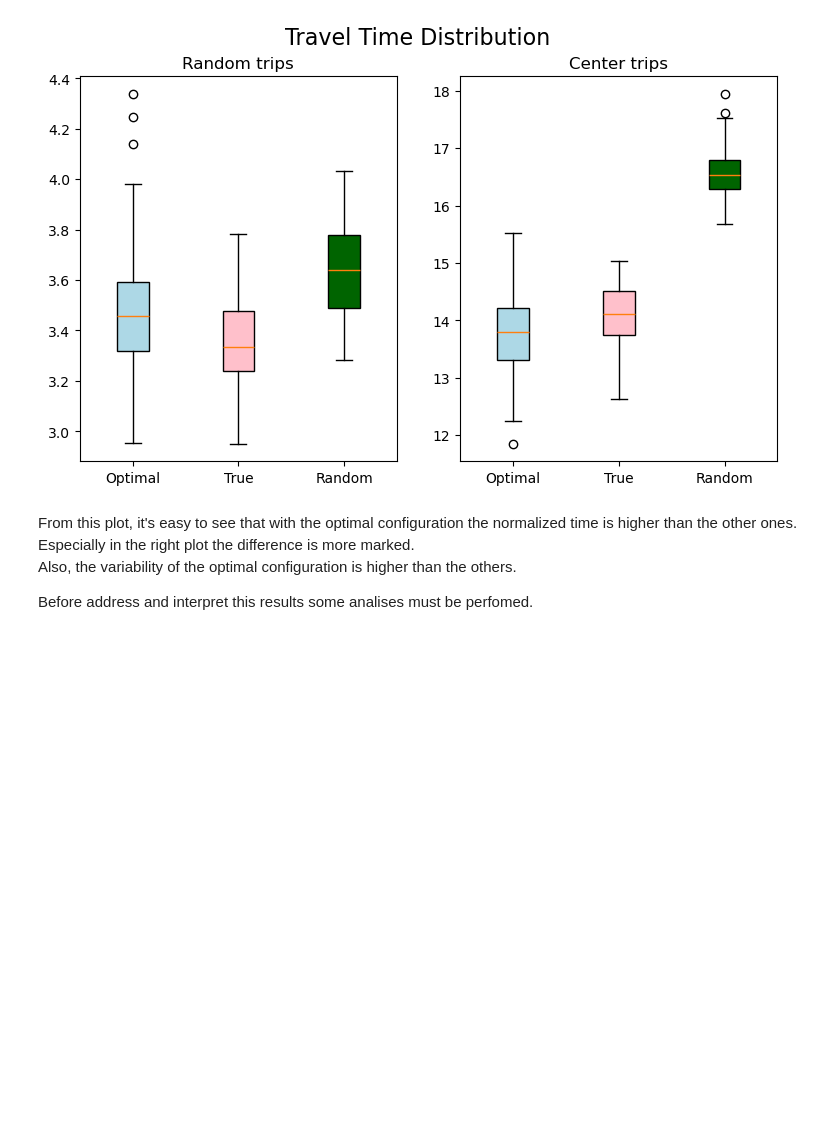
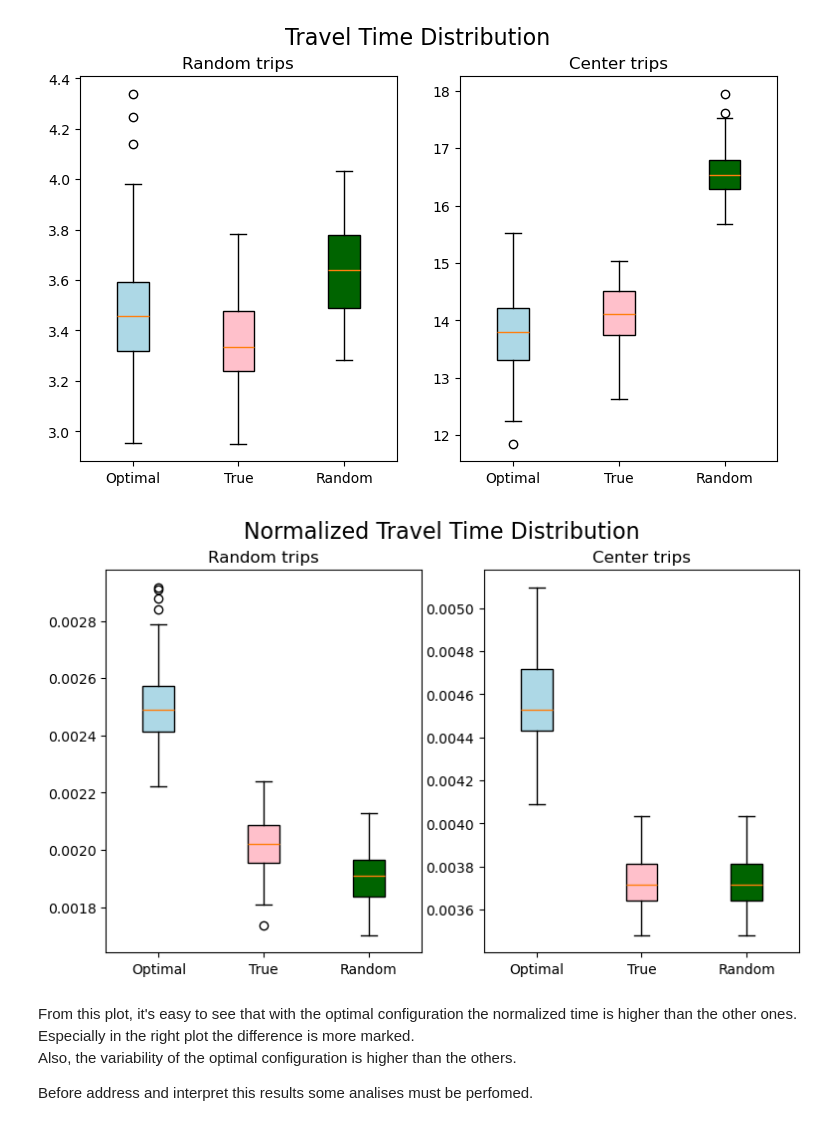
Before and after one commit to AndreaFrasson/Geospatial-Analitics, a Jupyter notebook: Project_12.ipynb, the cells around one changed output. Cells and saved outputs as stored; diff of their text form; code cells hidden in the pictures; blank space fills up the shorter version.

```diff
--- a/Project_12.ipynb
+++ b/Project_12.ipynb
@@ -294,10 +296,10 @@ def create_demand_uniform(hubs, n = 100):
 
         #destination point 1 -- random street in another zone
         destination = road_net[road_net['CODSEC'] == dest_zone].sample(1)['id'].values[0]
-        random_destination += '<flow id = "r'+str(i)+'" begin="0" end="3600" departLane="random" number="'+str(int(mof/4))+'" from = "'+origin+'" to = "'+destination+'" type="type1"></flow> \n'
+        random_destination += '<flow id = "r'+str(i)+'" begin="0" end="3600" departLane="random" number="'+str(int(mof/2))+'" from = "'+origin+'" to = "'+destination+'" type="type1"></flow> \n'
 
         #destination point2 -- city center
-        center_destination += '<flow id = "c'+str(i)+'" begin="0" end="3600" departLane="random" number="'+str(int(mof/4))+'" from = "'+origin+'" to = "'+e_center+'" type="type1"></flow> \n'
+        center_destination += '<flow id = "c'+str(i)+'" begin="0" end="3600" departLane="random" number="'+str(int(mof/2))+'" from = "'+origin+'" to = "'+e_center+'" type="type1"></flow> \n'
 
         i +=1
 
@@ -534,6 +536,37 @@ for bplot in (bplot1, bplot2):
 fig.show()
 # %% [output]
 [figure]
+# %%
+fig, (ax1, ax2) = plt.subplots(nrows=1, ncols=2, figsize=(9, 5))
+
+labels = ['Optimal', 'True', 'Random']
+
+fig.suptitle('Normalized Travel Time Distribution', fontsize=16)
+
+# rectangular box plot, normalized minutes instead of seconds
+# for random trips
+bplot1 = ax1.boxplot([np.divide(oh_rt, oh_lr), np.divide(th_rt, th_lr), np.divide(rh_rt, rh_lr)],
+                     vert=True,
+                     patch_artist=True,
+                     labels=labels)
+ax1.set_title('Random trips')
+
+# for center trips
+bplot2 = ax2.boxplot([np.divide(oh_ct, oh_lc), np.divide(th_ct, th_lc), np.divide(th_ct, th_lc)],
+                     vert=True,
+                     patch_artist=True,
+                     labels=labels)
+ax2.set_title('Center trips')
+
+# fill with colors
+colors = ['lightblue', 'pink', 'darkgreen']
+for bplot in (bplot1, bplot2):
+    for patch, color in zip(bplot['boxes'], colors):
+        patch.set_facecolor(color)
+
+fig.show()
+# %% [output]
+[figure, added]
 # %% [markdown]
 From this plot, it's easy to see that with the optimal configuration the normalized time is higher than the other ones. Especially in the right plot the difference is more marked. <br>
 Also, the variability of the optimal configuration is higher than the others.
```
Also changed, not shown: parts of 6 cells of this notebook.
